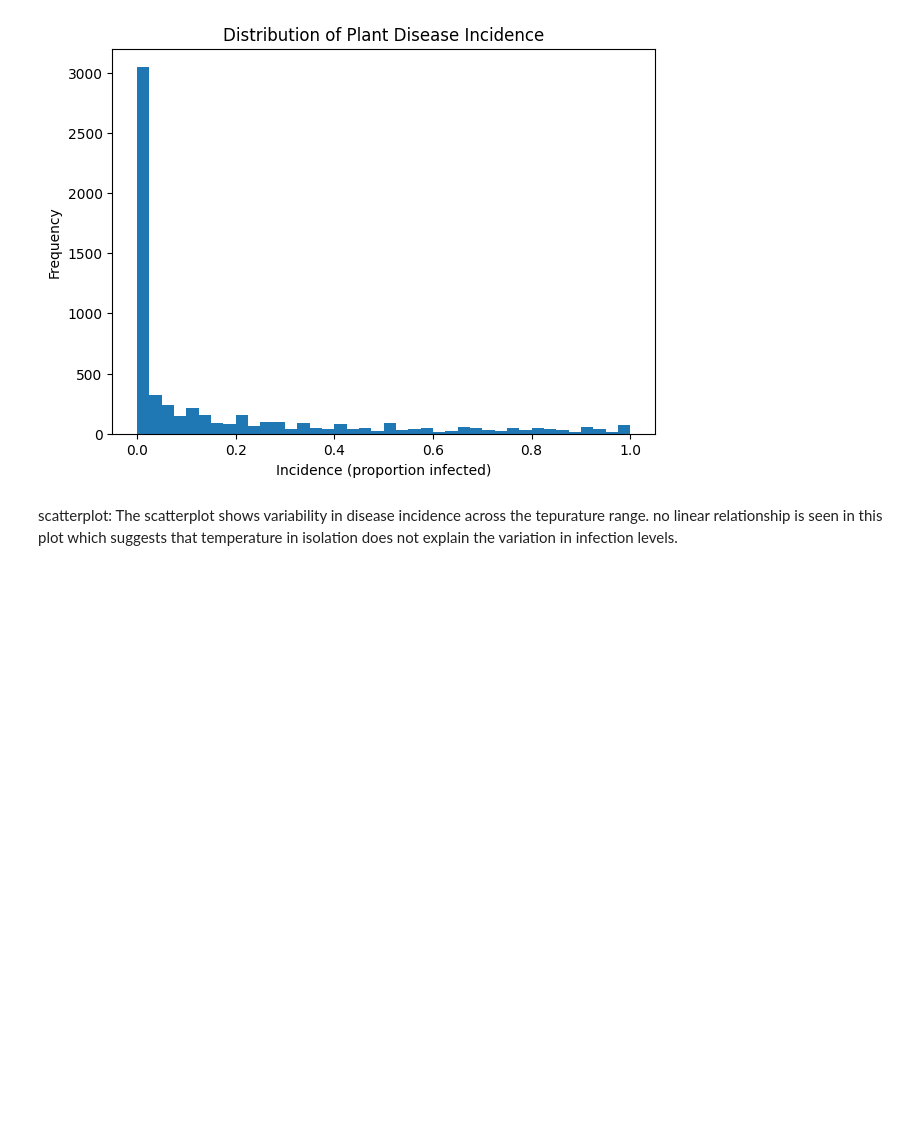
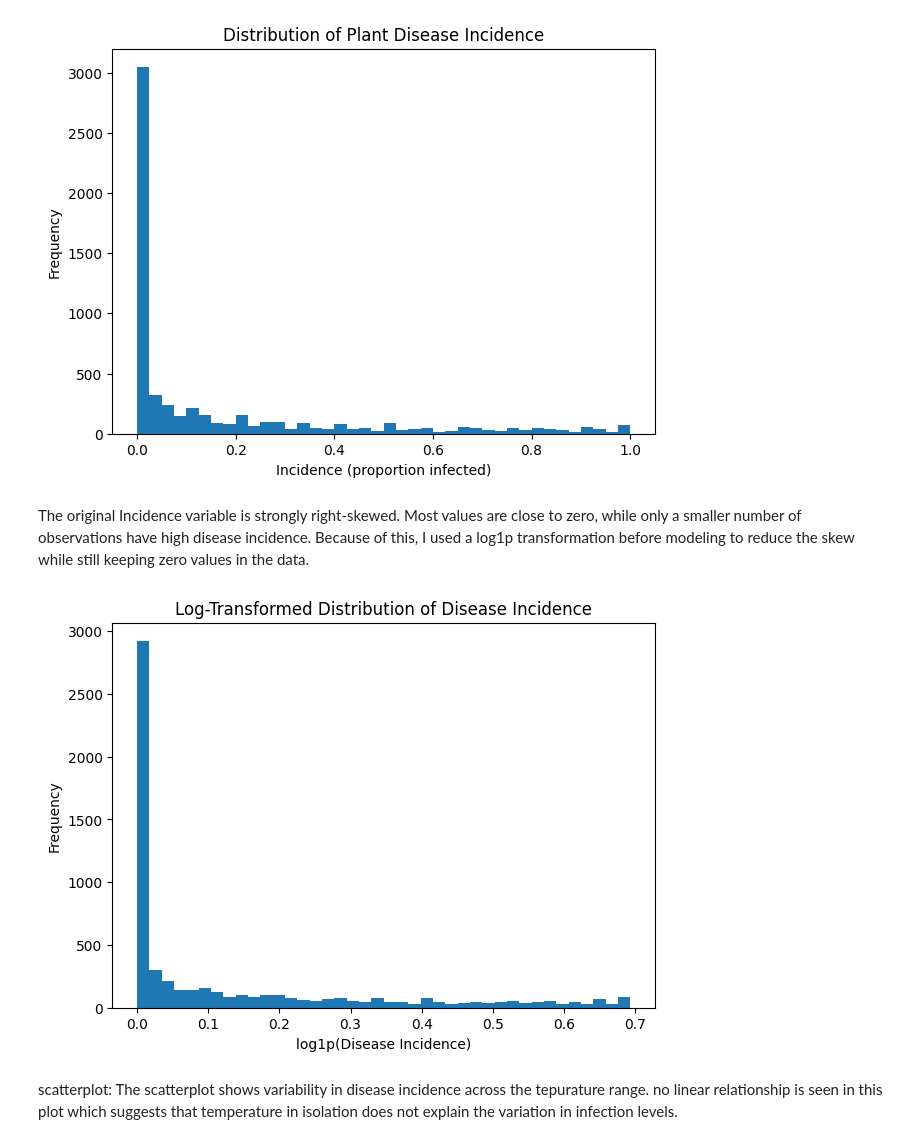
Before and after one commit to ArmanMoshasha/Plant_Disease_Machine_Learning_Modeling, a Jupyter notebook: Dyrad Dataset project1/notebooks/01_preliminary_eda.ipynb, the cells around one changed output. Drawn from its saved outputs; the diff is of its cells as text; code cells hidden in the pictures; blank space fills up the shorter version.

```diff
--- a/Dyrad Dataset project1/notebooks/01_preliminary_eda.ipynb
+++ b/Dyrad Dataset project1/notebooks/01_preliminary_eda.ipynb
@@ -11,9 +17,12 @@ the first dataset is plant disease oberservations
 
 The second dataset is enviromental climate data
 # %%
-disease = pd.read_csv("../data/raw/complete_plant_disease_database.csv")
+disease_url = "https://raw.githubusercontent.com/ArmanMoshasha/Plant_Disease_Machine_Learning_Modeling/main/Dyrad%20Dataset%20project1/data/raw/complete_plant_disease_database.csv"
 
-climate = pd.read_csv("../data/raw/complete_plant_study_climate_data.csv")
+climate_url = "https://raw.githubusercontent.com/ArmanMoshasha/Plant_Disease_Machine_Learning_Modeling/main/Dyrad%20Dataset%20project1/data/raw/complete_plant_study_climate_data.csv"
+
+disease = pd.read_csv(disease_url)
+climate = pd.read_csv(climate_url)
 
 disease.shape, climate.shape
 # %% [output]
@@ -151,6 +160,17 @@ plt.ylabel("Frequency")
 plt.show()
 # %% [output]
 [figure]
+# %% [markdown]
+The original Incidence variable is strongly right-skewed. Most values are close to zero, while only a smaller number of observations have high disease incidence. Because of this, I used a log1p transformation before modeling to reduce the skew while still keeping zero values in the data.
+# %%
+plt.figure(figsize=(7,5))
+plt.hist(np.log1p(df["Incidence"]), bins=40)
+plt.title("Log-Transformed Distribution of Disease Incidence")
+plt.xlabel("log1p(Disease Incidence)")
+plt.ylabel("Frequency")
+plt.show()
+# %% [output]
+[figure, added]
 # %% [markdown]
 scatterplot: The scatterplot shows variability in disease incidence across the tepurature range. no linear relationship is seen in this plot which suggests that temperature in isolation does not explain the variation in infection levels.
 # %% [markdown]
```
Also changed, not shown: parts of 3 cells of this notebook, 1 other file.
